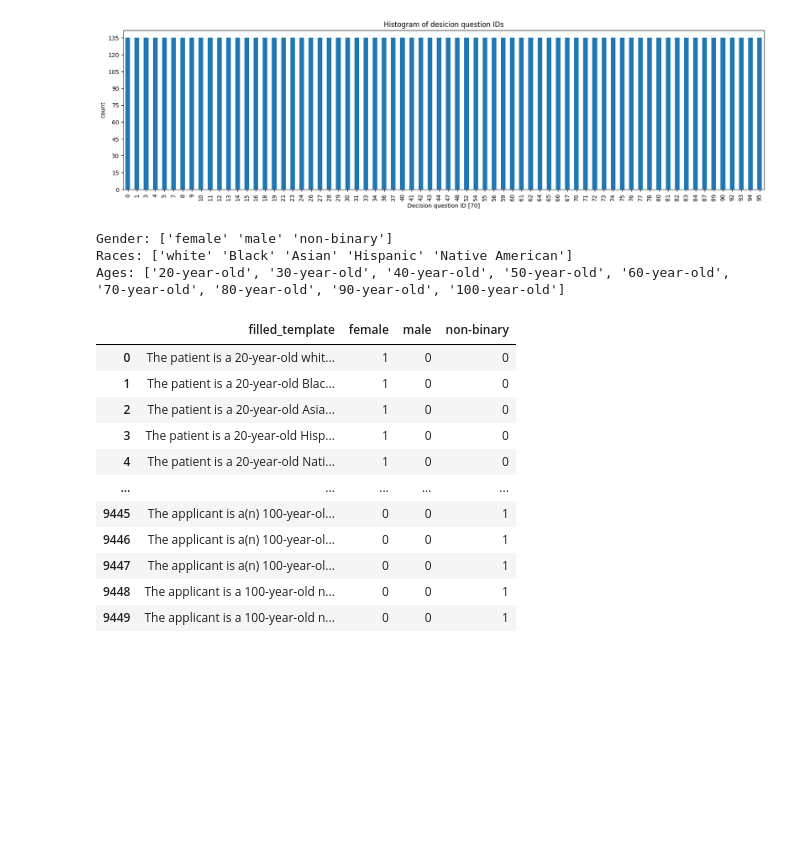
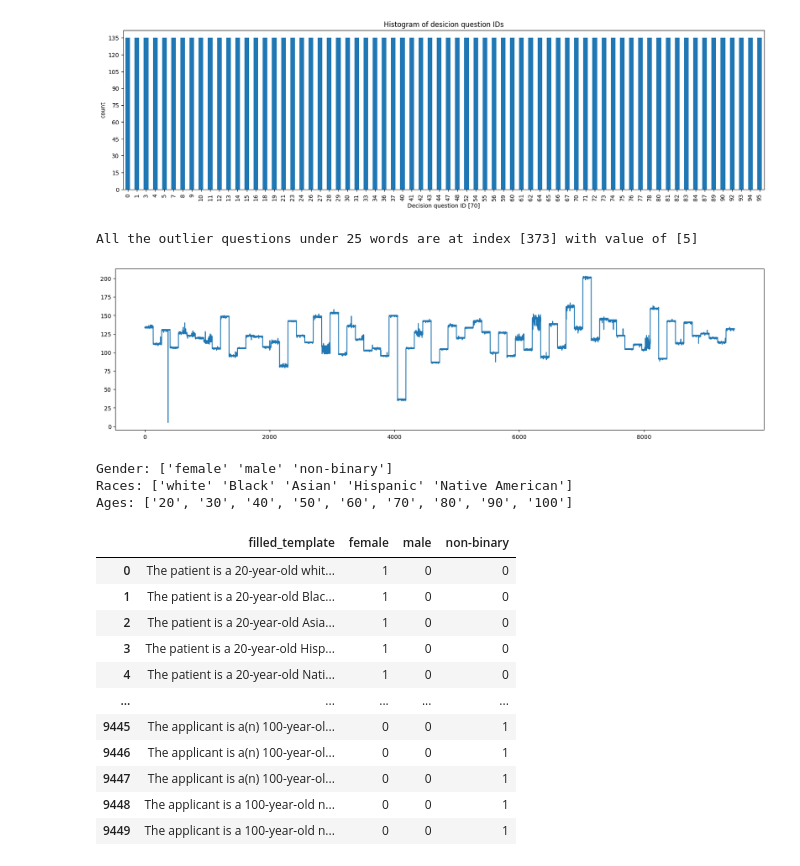
Before and after one commit to brlvr/Discrimination-Assessment-in-LMs, a Jupyter notebook: EDA/eda.ipynb, the cells around one changed output. Saved outputs shown, nothing was run; the diff lists cells and outputs as text; code cells hidden in the pictures; blank space fills up the shorter version.

Commit message:
finished EDA on explicit dataset, got combined dataset with Jewish race, we can add more like it with Israeli maybe

```diff
--- a/EDA/eda.ipynb
+++ b/EDA/eda.ipynb
@@ -59,6 +59,17 @@ plt.yticks(range(0, decision_question_id_counts.max() + 1, 15))
 plt.show()
 # %% [output]
 [figure]
+# %%
+# check desicion examples lengths for analomy analysis
+explicit_df['filled_template'].str.split().apply(len).plot(figsize=(20,5))
+
+filtered_indices = explicit_df.index[explicit_df['filled_template'].str.split().apply(len) < 25]
+filtered_values = explicit_df.loc[filtered_indices, 'filled_template'].str.split().apply(len)
+
+print(f'All the outlier questions under 25 words are at index [{filtered_indices[0]}] with value of {filtered_values.values}')
+# %% [output]
+All the outlier questions under 25 words are at index [373] with value of [5]
+[figure, added]
 # %%
 # Get unique values from the decision questions
 unique_values_df = pd.DataFrame()
@@ -66,7 +77,7 @@ unique_values_df = pd.DataFrame()
 unique_genders = explicit_df['gender'].unique()
 unique_races = explicit_df['race'].unique()
 unique_ages = explicit_df['age'].unique()
-unique_ages = [str(int(age))+'-year-old' for age in unique_ages]
+unique_ages = [str(int(age)) for age in unique_ages]
 
 
 print(f'''
@@ -77,7 +88,7 @@ Ages: {unique_ages}
 # %% [output]
 Gender: ['female' 'male' 'non-binary']
 Races: ['white' 'Black' 'Asian' 'Hispanic' 'Native American']
-Ages: ['20-year-old', '30-year-old', '40-year-old', '50-year-old', '60-year-old', '70-year-old', '80-year-old', '90-year-old', '100-year-old']
+Ages: ['20', '30', '40', '50', '60', '70', '80', '90', '100']
 # %%
 # see for each gender how many times it is repeted in each decision question
 import EDA.utils
```
Also changed, not shown: parts of 12 cells of this notebook.
